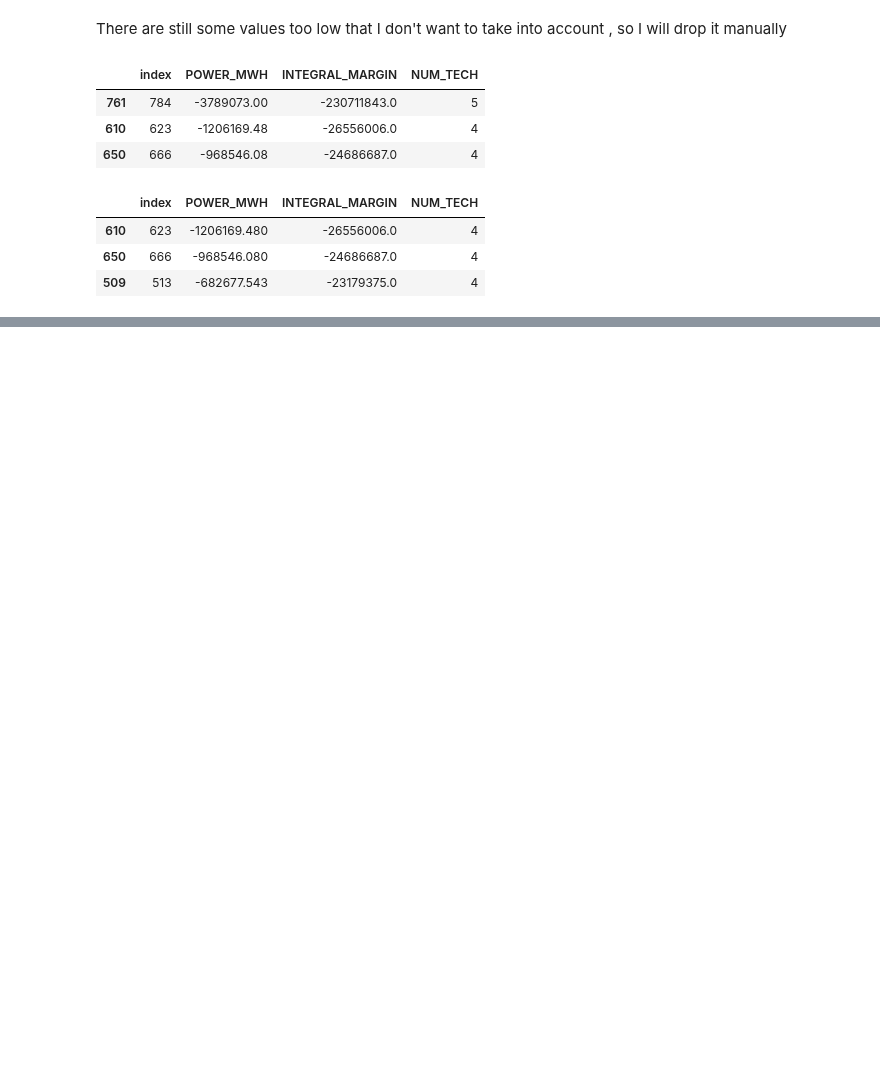
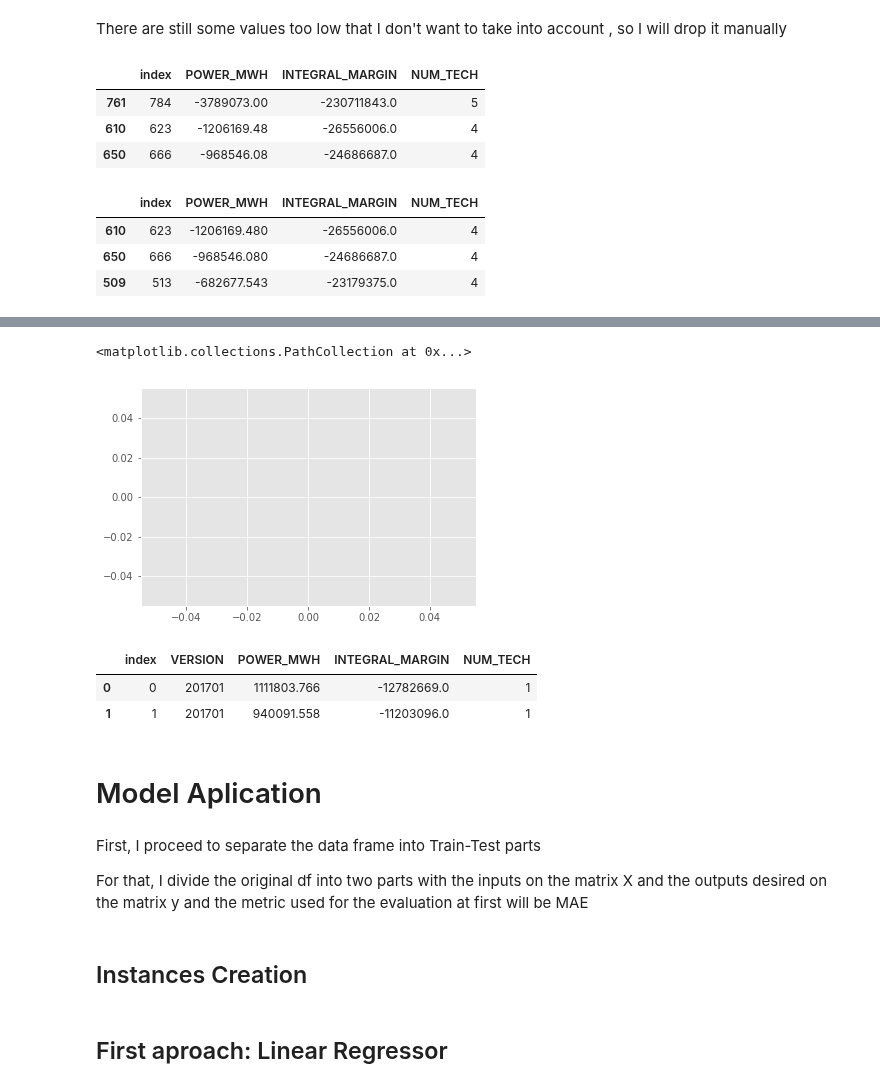
Before and after one commit to davescusope/TFM_Data_Science, a Jupyter notebook: 05. Modeling.ipynb, the cells around one changed output, grey strips where cells are left out. Drawn from its saved outputs; the diff is of its cells as text; code cells hidden in the pictures; blank space fills up the shorter version.

```diff
--- a/05. Modeling.ipynb
+++ b/05. Modeling.ipynb
@@ -147,0 +240,21 @@ plt.scatter(df_modelize3['INTEGRAL_MARGIN'],df_modelize3['POWER_MWH'],c=df_model
+# %%
+MES = 20171
+plt.scatter(df_modelize5[df_modelize5['VERSION'] == MES]['INTEGRAL_MARGIN'],df_modelize5[df_modelize5['VERSION'] == MES]['POWER_MWH'],c=df_modelize5[df_modelize5['VERSION'] == MES]['NUM_TECH'])
+# %% [output]
+<matplotlib.collections.PathCollection at 0x...>
+[figure, added]
+# %%
+df_modelize5.head(2)
+# %% [output]
+|  | index | VERSION | POWER_MWH | INTEGRAL_MARGIN | NUM_TECH |
+| 0 | 0 | 201701 | 1111803.766 | -12782669.0 | 1 |
+| 1 | 1 | 201701 | 940091.558 | -11203096.0 | 1 |
+# %% [markdown]
+# Model Aplication
+# %% [markdown]
+First, I proceed to separate the data frame into Train-Test parts
+
+For that, I divide the original df into two parts with the inputs on the matrix X and the  outputs desired on the matrix y
+and the metric used for the evaluation at first will be MAE
+# %% [markdown]
+## Instances Creation
@@ -147,0 +271,2 @@ plt.scatter(df_modelize3['INTEGRAL_MARGIN'],df_modelize3['POWER_MWH'],c=df_model
+# %% [markdown]
+## First aproach: Linear Regressor
```
Also changed, not shown: parts of 33 cells of this notebook, 1 other file.
